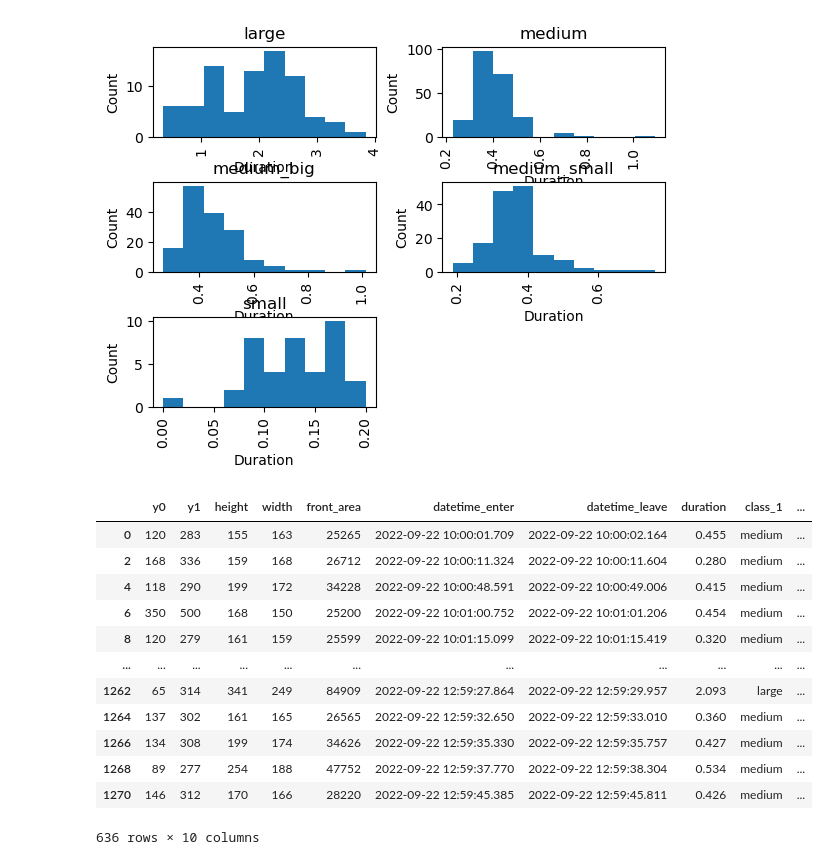
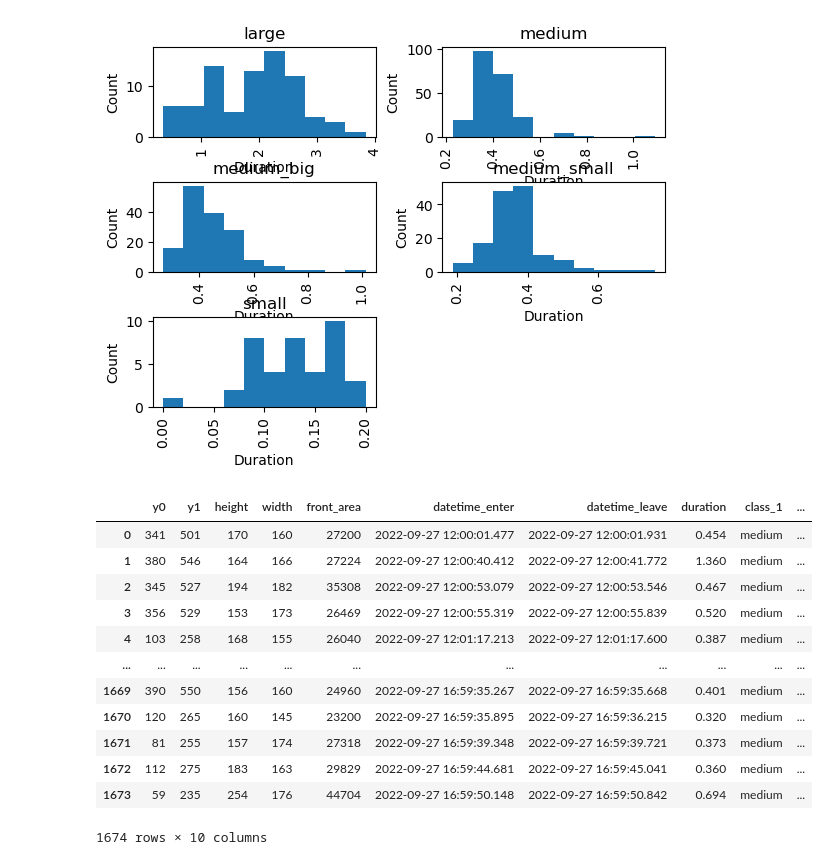
Before and after one commit to erlandbo/TDT4290, a Jupyter notebook: preprocess_lidar/lidar_data_parsing.ipynb, the cells around one changed output. Drawn from its saved outputs; the diff is of its cells as text; code cells hidden in the pictures.

```diff
--- a/lidar_data_parsing.ipynb
+++ b/preprocess_lidar/lidar_data_parsing.ipynb
@@ -128,20 +128,21 @@ for ax in axs.flatten():
 [figure]
 [figure]
 # %%
-from tdt4290 import parse_lidar, classify_lidar
-lidar_data = parse_lidar.parse_lidar_data("data/lidar_log_grilstad_22.09.22_10_00_13_00.txt")
-classify_lidar.classify_lidar(lidar_data)
+from src import classify_lidar, parse_lidar
+parsed_lidar = parse_lidar("../data/lidar_log_grilstad_27.09.22_12_00_17_00.txt")
+classified_lidar = classify_lidar(parsed_lidar)
+classified_lidar
 # %% [output]
 |  | y0 | y1 | height | width | front_area | datetime_enter | datetime_leave | duration | class_1 | ... |
-| 0 | 120 | 283 | 155 | 163 | 25265 | 2022-09-22 10:00:01.709 | 2022-09-22 10:00:02.164 | 0.455 | medium | ... |
-| 2 | 168 | 336 | 159 | 168 | 26712 | 2022-09-22 10:00:11.324 | 2022-09-22 10:00:11.604 | 0.280 | medium | ... |
-| 4 | 118 | 290 | 199 | 172 | 34228 | 2022-09-22 10:00:48.591 | 2022-09-22 10:00:49.006 | 0.415 | medium | ... |
-| 6 | 350 | 500 | 168 | 150 | 25200 | 2022-09-22 10:01:00.752 | 2022-09-22 10:01:01.206 | 0.454 | medium | ... |
-| 8 | 120 | 279 | 161 | 159 | 25599 | 2022-09-22 10:01:15.099 | 2022-09-22 10:01:15.419 | 0.320 | medium | ... |
+| 0 | 341 | 501 | 170 | 160 | 27200 | 2022-09-27 12:00:01.477 | 2022-09-27 12:00:01.931 | 0.454 | medium | ... |
+| 1 | 380 | 546 | 164 | 166 | 27224 | 2022-09-27 12:00:40.412 | 2022-09-27 12:00:41.772 | 1.360 | medium | ... |
+| 2 | 345 | 527 | 194 | 182 | 35308 | 2022-09-27 12:00:53.079 | 2022-09-27 12:00:53.546 | 0.467 | medium | ... |
+| 3 | 356 | 529 | 153 | 173 | 26469 | 2022-09-27 12:00:55.319 | 2022-09-27 12:00:55.839 | 0.520 | medium | ... |
+| 4 | 103 | 258 | 168 | 155 | 26040 | 2022-09-27 12:01:17.213 | 2022-09-27 12:01:17.600 | 0.387 | medium | ... |
 | ... | ... | ... | ... | ... | ... | ... | ... | ... | ... | ... |
-| 1262 | 65 | 314 | 341 | 249 | 84909 | 2022-09-22 12:59:27.864 | 2022-09-22 12:59:29.957 | 2.093 | large | ... |
-| 1264 | 137 | 302 | 161 | 165 | 26565 | 2022-09-22 12:59:32.650 | 2022-09-22 12:59:33.010 | 0.360 | medium | ... |
-| 1266 | 134 | 308 | 199 | 174 | 34626 | 2022-09-22 12:59:35.330 | 2022-09-22 12:59:35.757 | 0.427 | medium | ... |
-| 1268 | 89 | 277 | 254 | 188 | 47752 | 2022-09-22 12:59:37.770 | 2022-09-22 12:59:38.304 | 0.534 | medium | ... |
-| 1270 | 146 | 312 | 170 | 166 | 28220 | 2022-09-22 12:59:45.385 | 2022-09-22 12:59:45.811 | 0.426 | medium | ... |
+| 1669 | 390 | 550 | 156 | 160 | 24960 | 2022-09-27 16:59:35.267 | 2022-09-27 16:59:35.668 | 0.401 | medium | ... |
+| 1670 | 120 | 265 | 160 | 145 | 23200 | 2022-09-27 16:59:35.895 | 2022-09-27 16:59:36.215 | 0.320 | medium | ... |
+| 1671 | 81 | 255 | 157 | 174 | 27318 | 2022-09-27 16:59:39.348 | 2022-09-27 16:59:39.721 | 0.373 | medium | ... |
+| 1672 | 112 | 275 | 183 | 163 | 29829 | 2022-09-27 16:59:44.681 | 2022-09-27 16:59:45.041 | 0.360 | medium | ... |
+| 1673 | 59 | 235 | 254 | 176 | 44704 | 2022-09-27 16:59:50.148 | 2022-09-27 16:59:50.842 | 0.694 | medium | ... |
-636 rows × 10 columns
+1674 rows × 10 columns
```
Also changed, not shown: 14 other files.
